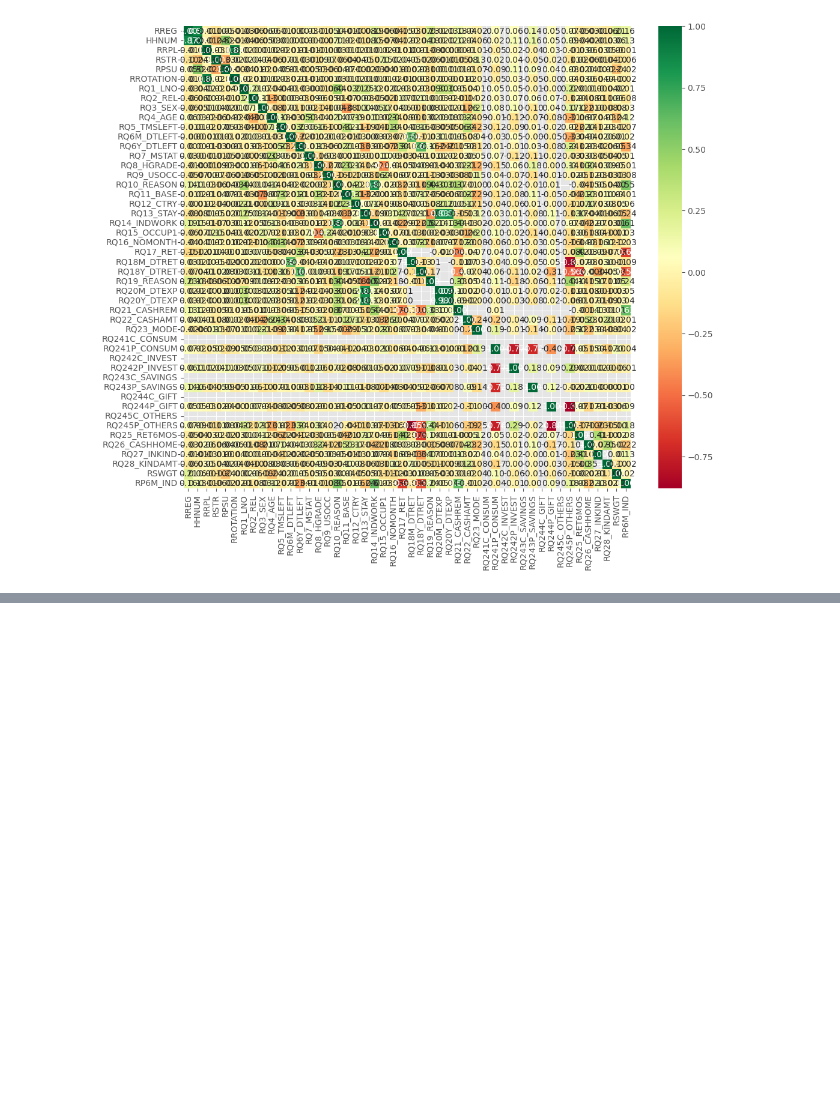
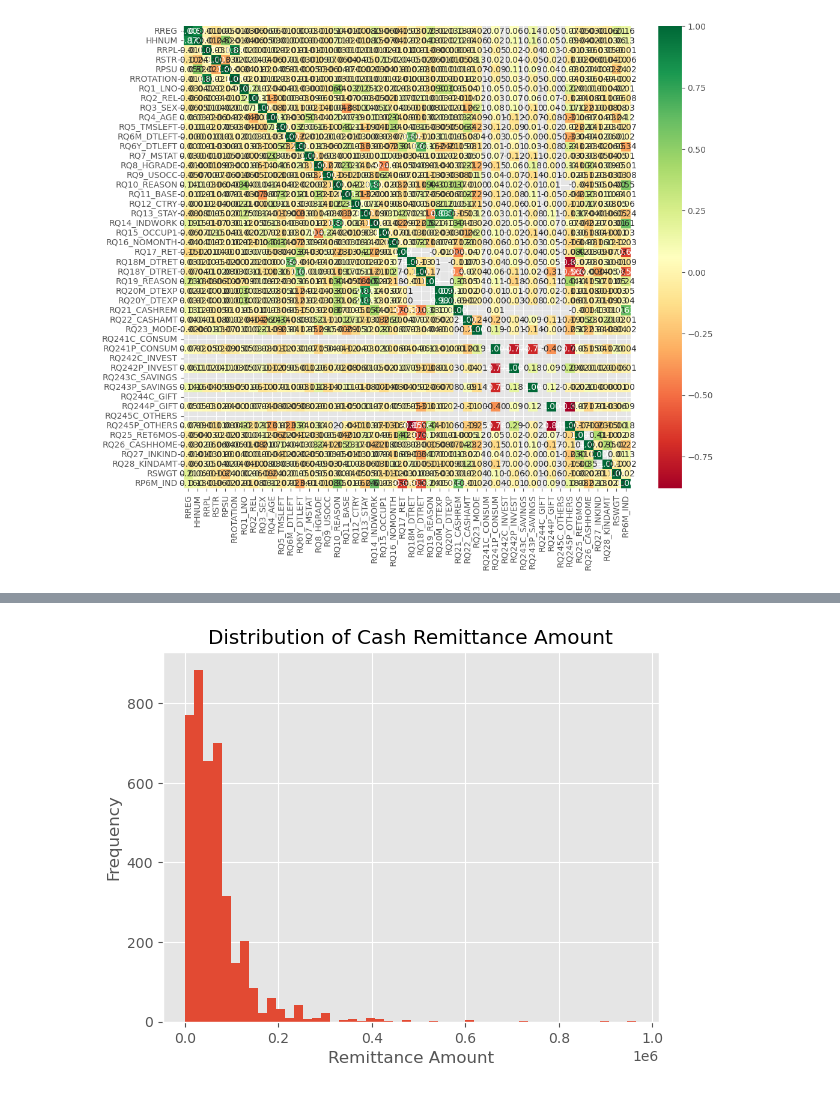
Before and after one commit to almiravelas/CSMODEL, a Jupyter notebook: Phase1_EDA.ipynb, the cells around one changed output, grey strips where cells are left out. Drawn from its saved outputs; the diff is of its cells as text; code cells hidden in the pictures; blank space fills up the shorter version.

```diff
--- a/Phase1_EDA.ipynb
+++ b/Phase1_EDA.ipynb
@@ -201,0 +270,8 @@ Positively Correlated Pairs:
+# %%
+data['RQ22_CASHAMT'].hist(bins=50)
+plt.title('Distribution of Cash Remittance Amount')
+plt.xlabel('Remittance Amount')
+plt.ylabel('Frequency')
+plt.show()
+# %% [output]
+[figure, added]
```
Also changed, not shown: parts of 8 cells of this notebook, 1 other file.
